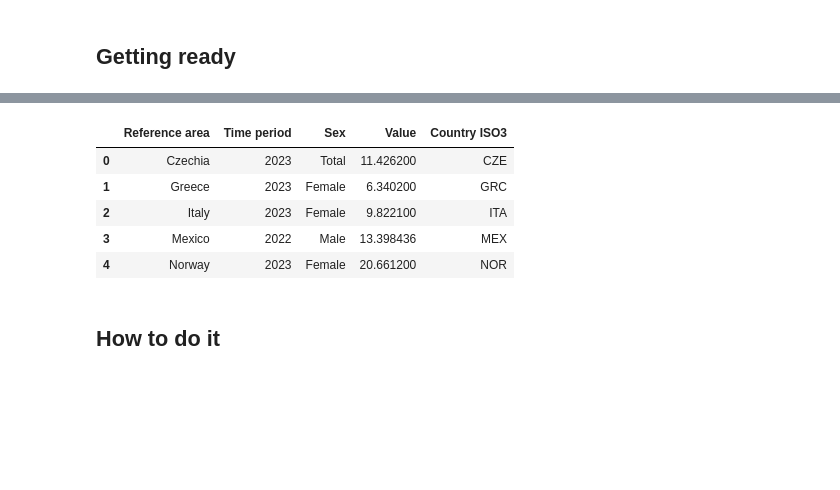
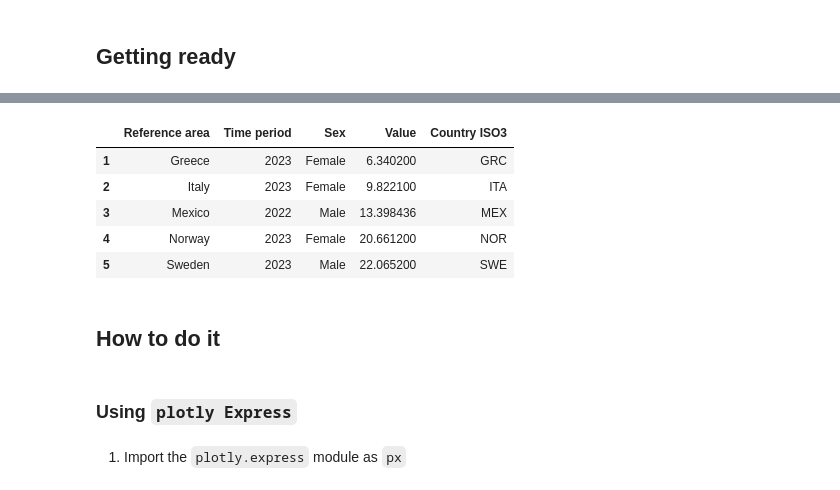
Before and after one commit to PacktPublishing/Plotly-Dash-Cookbook, a Jupyter notebook: Cookbook/chapter_03/ch03_recipe05.ipynb, the cells around one changed output, grey strips where cells are left out. Cells and saved outputs as stored; diff of their text form; code cells hidden in the pictures; blank space fills up the shorter version.

```diff
--- a/Cookbook/chapter_03/ch03_recipe05.ipynb
+++ b/Cookbook/chapter_03/ch03_recipe05.ipynb
@@ -24,15 +15,22 @@ Index(['Reference area', 'Frequency of observation', 'Measure',
 # %%
 data = data[['Reference area', 'Time period', 'Sex', 'Value', 'Country ISO3']]
-data.head()
+# data.head()
-# %% [output]
-|  | Reference area | Time period | Sex | Value | Country ISO3 |
-| 0 | Czechia | 2023 | Total | 11.426200 | CZE |
-| 1 | Greece | 2023 | Female | 6.340200 | GRC |
-| 2 | Italy | 2023 | Female | 9.822100 | ITA |
-| 3 | Mexico | 2022 | Male | 13.398436 | MEX |
-| 4 | Norway | 2023 | Female | 20.661200 | NOR |
+# %%
+data = data[data['Sex']!='Total']
+data.head()
+# %% [output]
+|  | Reference area | Time period | Sex | Value | Country ISO3 |
+| 1 | Greece | 2023 | Female | 6.340200 | GRC |
+| 2 | Italy | 2023 | Female | 9.822100 | ITA |
+| 3 | Mexico | 2022 | Male | 13.398436 | MEX |
+| 4 | Norway | 2023 | Female | 20.661200 | NOR |
+| 5 | Sweden | 2023 | Male | 22.065200 | SWE |
 # %% [markdown]
 ## How to do it
+# %% [markdown]
+### Using `plotly Express`
+# %% [markdown]
+1. Import the `plotly.express` module as `px`
 # %%
 import plotly.express as px
 # %%
```
Also changed, not shown: parts of 29 cells of this notebook.
